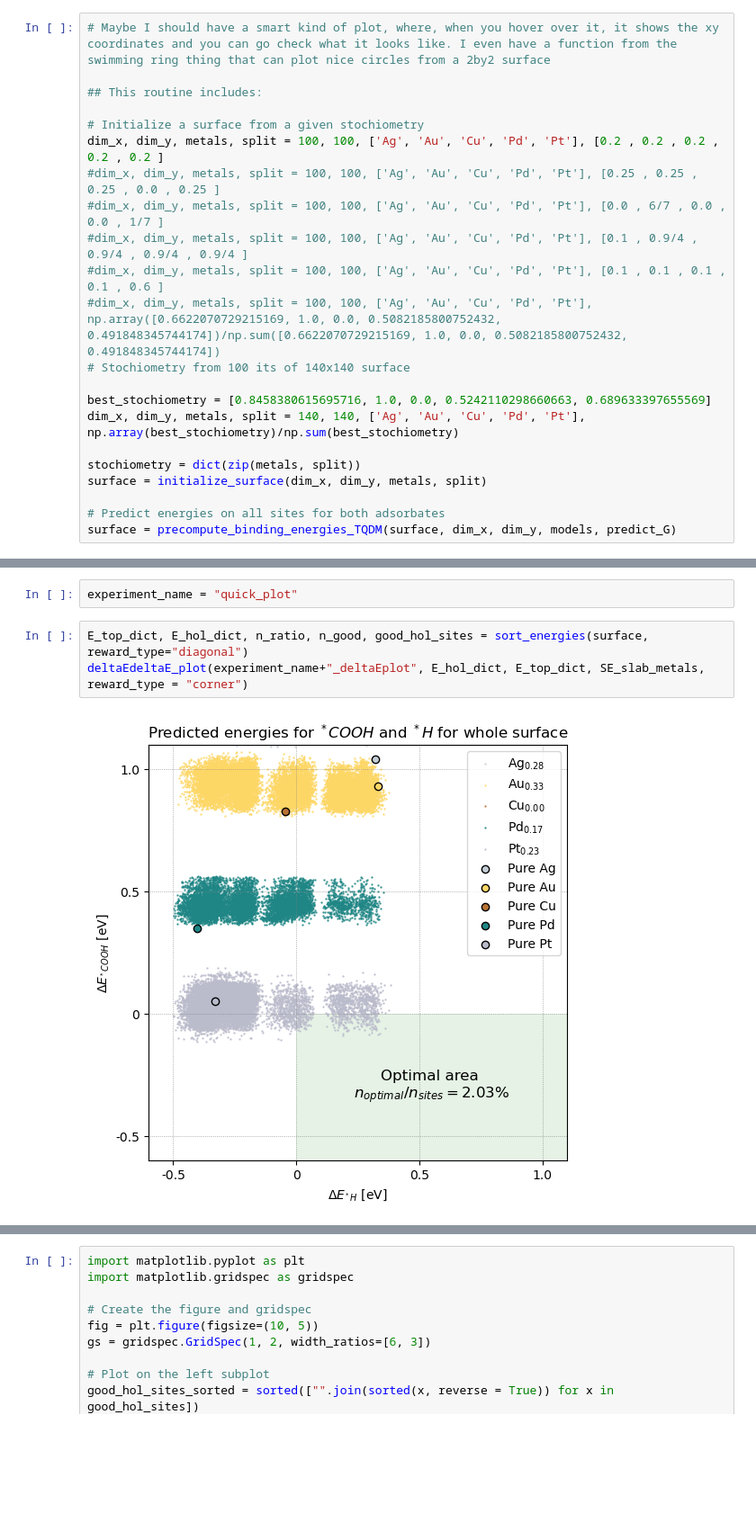
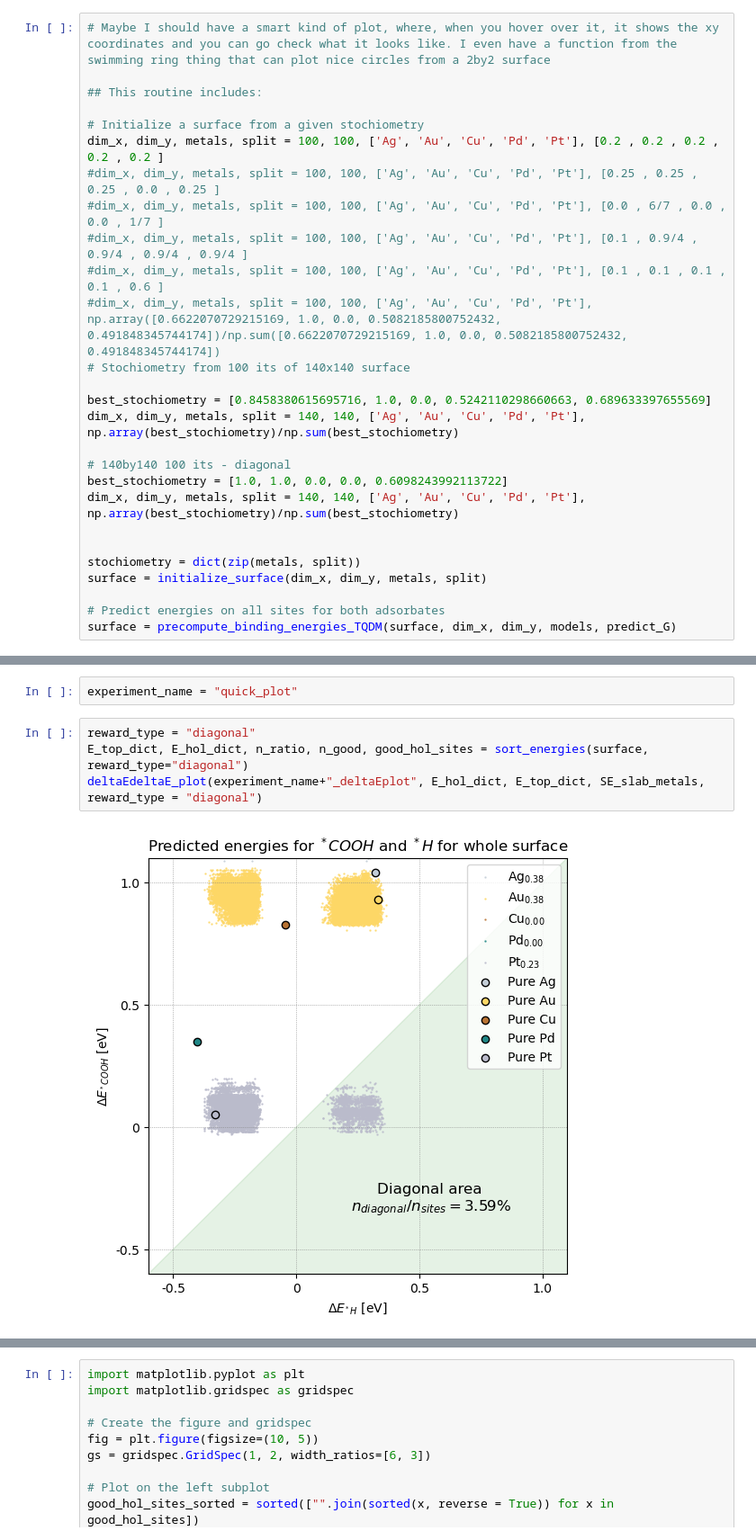
Before and after one commit to MarcusNoergaardWeng/CatalysisThesis, a Jupyter notebook: Notebooks/DFT Calculated energies.ipynb, the cells around one changed output, grey strips where cells are left out. Shown at 90% size. Drawn from its saved outputs; the diff is of its cells as text; blank space fills up the shorter version.

```diff
--- a/Notebooks/DFT Calculated energies.ipynb
+++ b/Notebooks/DFT Calculated energies.ipynb
@@ -210,6 +210,11 @@ dim_x, dim_y, metals, split = 100, 100, ['Ag', 'Au', 'Cu', 'Pd', 'Pt'], [0.2 , 0
 best_stochiometry = [0.8458380615695716, 1.0, 0.0, 0.5242110298660663, 0.689633397655569]
 dim_x, dim_y, metals, split = 140, 140, ['Ag', 'Au', 'Cu', 'Pd', 'Pt'], np.array(best_stochiometry)/np.sum(best_stochiometry)
 
+# 140by140 100 its - diagonal
+best_stochiometry = [1.0, 1.0, 0.0, 0.0, 0.6098243992113722]
+dim_x, dim_y, metals, split = 140, 140, ['Ag', 'Au', 'Cu', 'Pd', 'Pt'], np.array(best_stochiometry)/np.sum(best_stochiometry)
+
+
 stochiometry = dict(zip(metals, split))
 surface = initialize_surface(dim_x, dim_y, metals, split)
 
@@ -228,10 +233,11 @@ Der er garanteret andre måder at plotte ting på.
 # %%
 experiment_name = "quick_plot"
 # %%
+reward_type = "diagonal"
 E_top_dict, E_hol_dict, n_ratio, n_good, good_hol_sites = sort_energies(surface, reward_type="diagonal")
-deltaEdeltaE_plot(experiment_name+"_deltaEplot", E_hol_dict, E_top_dict, SE_slab_metals, reward_type = "corner")
+deltaEdeltaE_plot(experiment_name+"_deltaEplot", E_hol_dict, E_top_dict, SE_slab_metals, reward_type = "diagonal")
 # %% [output]
-[figure, old version]
+[figure, new version]
 # %%
 def sort_energies(surface, reward_type):
 
```
Also changed, not shown: parts of 6 cells of this notebook, 4 other files.
